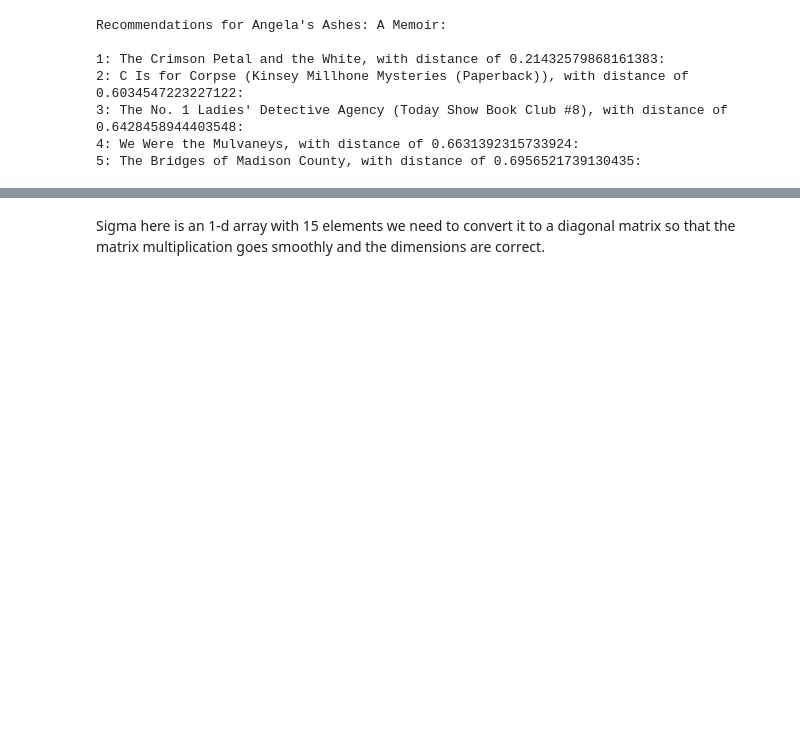
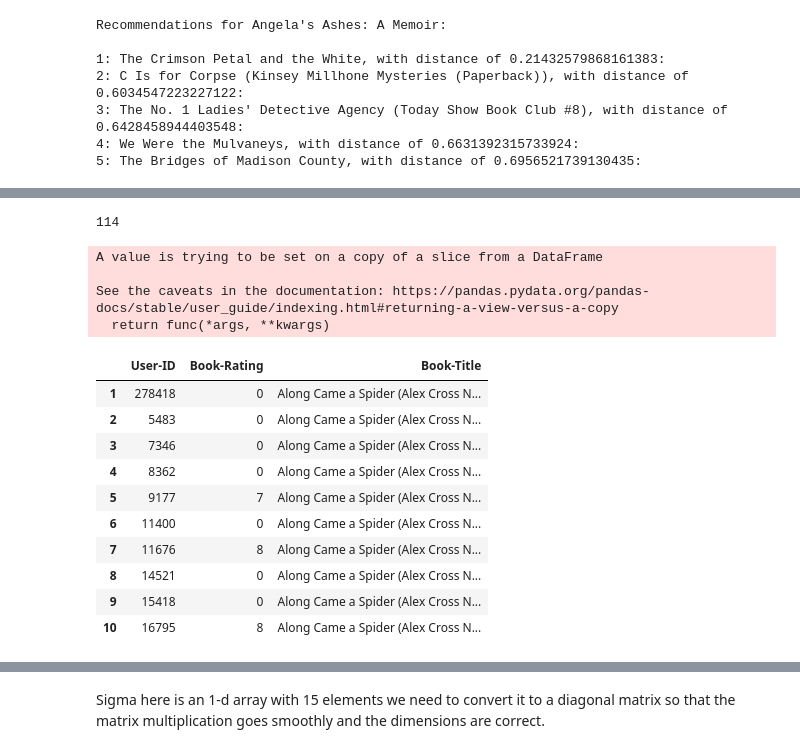
Before and after one commit to Ayushman0Singh/BookRecommendationSystem, a Jupyter notebook: BookRecommendation.ipynb, the cells around one changed output, grey strips where cells are left out. Cells and saved outputs as stored; diff of their text form; code cells hidden in the pictures; blank space fills up the shorter version.

```diff
--- a/BookRecommendation.ipynb
+++ b/BookRecommendation.ipynb
@@ -649,0 +643,6 @@ See the caveats in the documentation: https://pandas.pydata.org/pandas-docs/stab
+# %%
+#counting # of user-ids with 1 rating
+k = rating_popular_book['User-ID'].value_counts().reset_index() #creating a matrix with user-id counts
+k[k['User-ID'] == 1].shape[0]   #checking the number of User_ids which have only been repeated once
+# %% [output]
+114
@@ -649,0 +651,19 @@ See the caveats in the documentation: https://pandas.pydata.org/pandas-docs/stab
+# %%
+rating_popular_book.drop_duplicates(inplace = True)
+rating_popular_book.head(10)
+# %% [output]
+A value is trying to be set on a copy of a slice from a DataFrame
+
+See the caveats in the documentation: https://pandas.pydata.org/pandas-docs/stable/user_guide/indexing.html#returning-a-view-versus-a-copy
+  return func(*args, **kwargs)
+|  | User-ID | Book-Rating | Book-Title |
+| 1 | 278418 | 0 | Along Came a Spider (Alex Cross N... |
+| 2 | 5483 | 0 | Along Came a Spider (Alex Cross N... |
+| 3 | 7346 | 0 | Along Came a Spider (Alex Cross N... |
+| 4 | 8362 | 0 | Along Came a Spider (Alex Cross N... |
+| 5 | 9177 | 7 | Along Came a Spider (Alex Cross N... |
+| 6 | 11400 | 0 | Along Came a Spider (Alex Cross N... |
+| 7 | 11676 | 8 | Along Came a Spider (Alex Cross N... |
+| 8 | 14521 | 0 | Along Came a Spider (Alex Cross N... |
+| 9 | 15418 | 0 | Along Came a Spider (Alex Cross N... |
+| 10 | 16795 | 8 | Along Came a Spider (Alex Cross N... |
```
Also changed, not shown: parts of 41 cells of this notebook.
